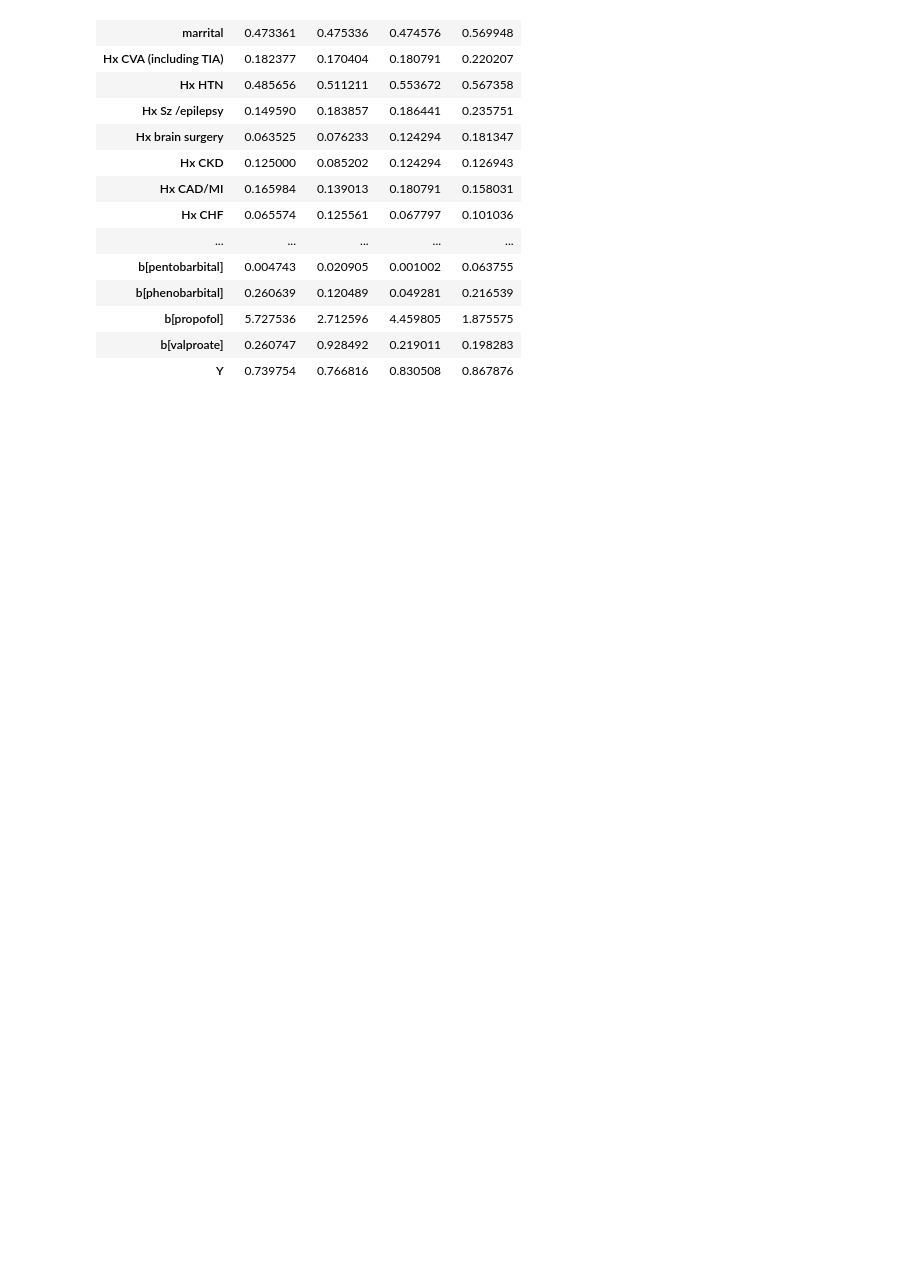
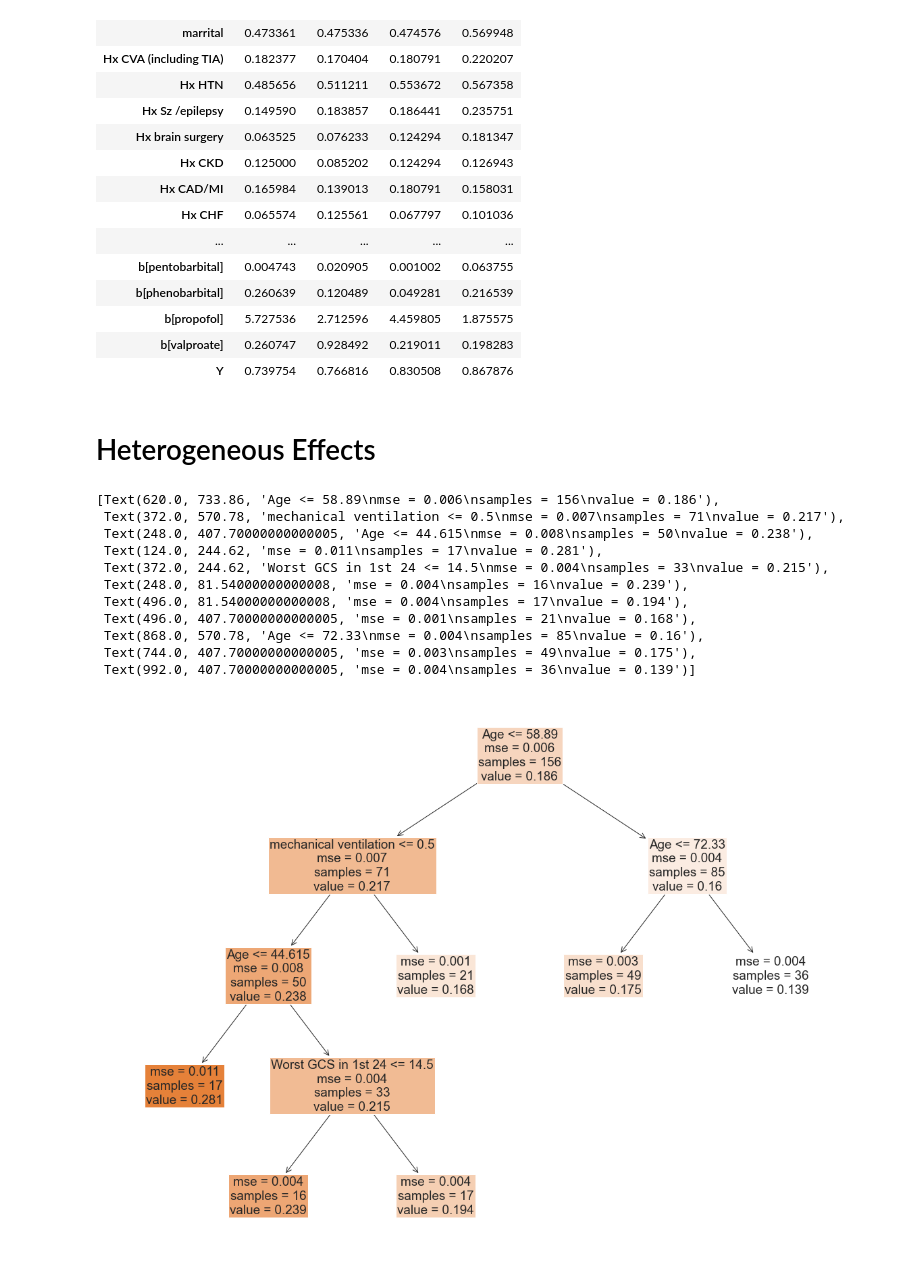
Before and after one commit to Hockey86/iic_causal_inference, a Jupyter notebook: aim2/short_term_drug_effect.ipynb, the cells around one changed output. Cells and saved outputs as stored; diff of their text form; code cells hidden in the pictures; blank space fills up the shorter version.

```diff
--- a/aim2/short_term_drug_effect.ipynb
+++ b/aim2/short_term_drug_effect.ipynb
@@ -609,3 +609,16 @@ df_means
 | b[propofol] | 5.727536 | 2.712596 | 4.459805 | 1.875575 |
 | b[valproate] | 0.260747 | 0.928492 | 0.219011 | 0.198283 |
 | Y | 0.739754 | 0.766816 | 0.830508 | 0.867876 |
+# %% [markdown]
+# Heterogeneous Effects
+# %%
+type_summary = 'max'
+threshold = 0.8
+df_analysis = df_dict_dict[type_summary][threshold].join(m_dict_dict[type_summary][threshold].CATE_df['avg.CATE']).loc[(df_dict_dict[type_summary][threshold]['levetiracetam'] <= 1)
+                                                                       & (df_dict_dict[type_summary][threshold]['propofol']<=1)
+                                                                       & (df_dict_dict[type_summary][threshold]['midazolam']<=0.1)
+                                                                       & (df_dict_dict[type_summary][threshold]['lacosamide']<=0)
+                                                                       & (df_dict_dict[type_summary][threshold]['pentobarbital']<=0)
+                                                                       & (df_dict_dict[type_summary][threshold]['phenobarbital']<=0)
+                                                                       & (df_dict_dict[type_summary][threshold]['valproate']<=0)
+                                                                       & (m_dict_dict[type_summary][threshold].CATE_df['avg.Diameter'] <= 2.5*cutoff[threshold])]
@@ -611,0 +627,21 @@ df_means
+# %%
+ex_model = tree.DecisionTreeRegressor(max_leaf_nodes=8,min_samples_leaf=15,min_impurity_decrease=0.0001).fit(df_analysis.drop(columns=['marrital','Y','mRS','E','avg.CATE','alpha0','alpha[1]','alpha[2]']),
+                                                            df_analysis['avg.CATE'])
+# df_analysis.drop(columns=['marrital','Y','mRS','E','avg.CATE','alpha0','alpha[1]','alpha[2]','premorbid MRS before admission  (modified ranking scale),before admission'])
+# %%
+
+fig,ax = plt.subplots(figsize=(20,15))
+tree.plot_tree(ex_model,feature_names=df_analysis.drop(columns=['marrital','Y','mRS','E','avg.CATE','alpha0','alpha[1]','alpha[2]']).rename(columns={'premorbid MRS before admission  (modified ranking scale),before admission':'preadmission mRS','iMV  (initial (on admission) mechanical ventilation)':'mechanical ventilation'}).columns,filled=True)
+# %% [output]
+[Text(620.0, 733.86, 'Age <= 58.89\nmse = 0.006\nsamples = 156\nvalue = 0.186'),
+ Text(372.0, 570.78, 'mechanical ventilation <= 0.5\nmse = 0.007\nsamples = 71\nvalue = 0.217'),
+ Text(248.0, 407.70000000000005, 'Age <= 44.615\nmse = 0.008\nsamples = 50\nvalue = 0.238'),
+ Text(124.0, 244.62, 'mse = 0.011\nsamples = 17\nvalue = 0.281'),
+ Text(372.0, 244.62, 'Worst GCS in 1st 24 <= 14.5\nmse = 0.004\nsamples = 33\nvalue = 0.215'),
+ Text(248.0, 81.54000000000008, 'mse = 0.004\nsamples = 16\nvalue = 0.239'),
+ Text(496.0, 81.54000000000008, 'mse = 0.004\nsamples = 17\nvalue = 0.194'),
+ Text(496.0, 407.70000000000005, 'mse = 0.001\nsamples = 21\nvalue = 0.168'),
+ Text(868.0, 570.78, 'Age <= 72.33\nmse = 0.004\nsamples = 85\nvalue = 0.16'),
+ Text(744.0, 407.70000000000005, 'mse = 0.003\nsamples = 49\nvalue = 0.175'),
+ Text(992.0, 407.70000000000005, 'mse = 0.004\nsamples = 36\nvalue = 0.139')]
+[figure, added]
```
Also changed, not shown: parts of 5 cells of this notebook, 33 other files.
